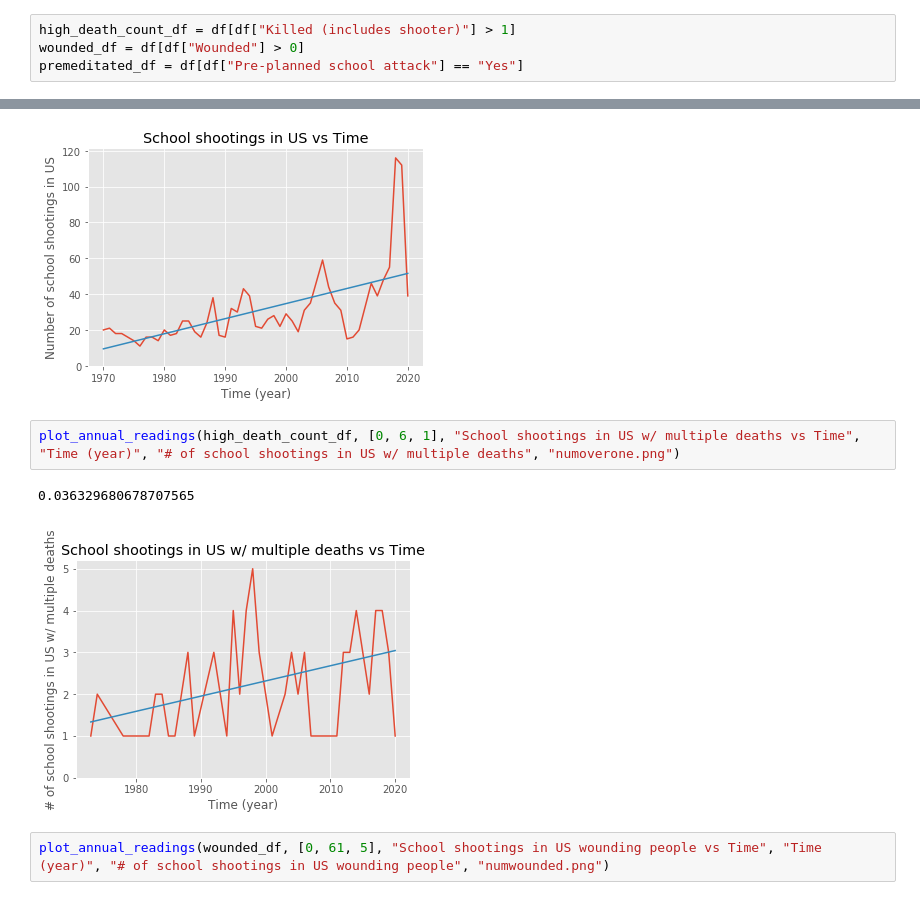
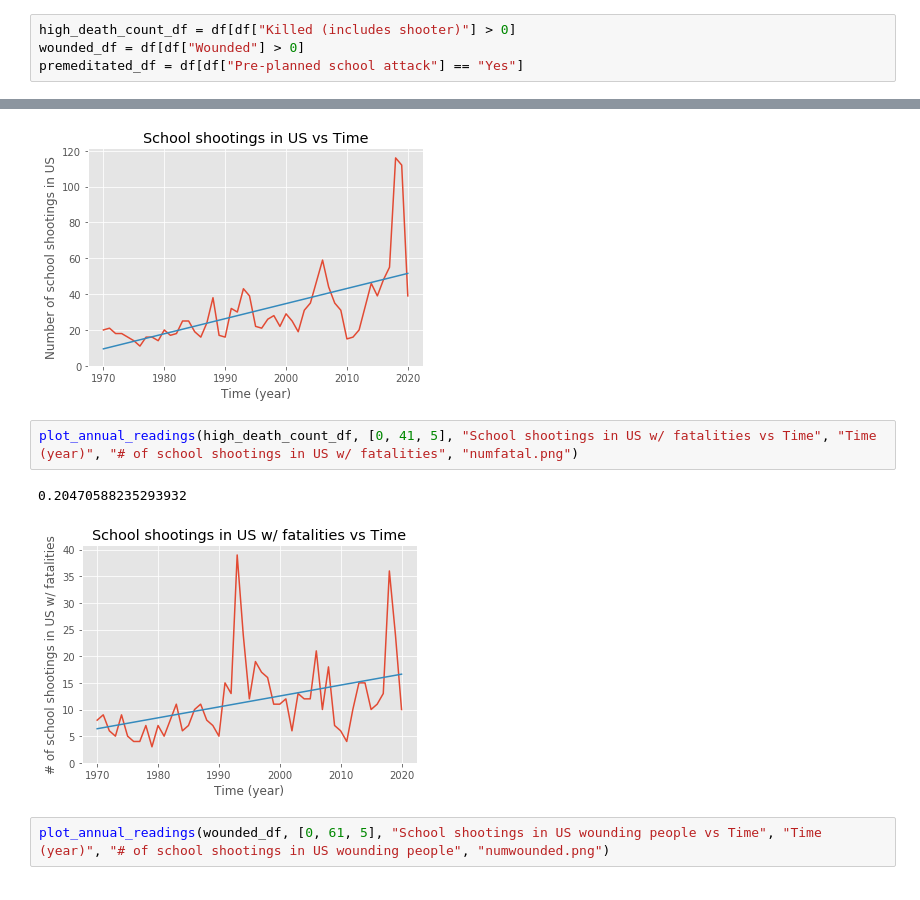
Before and after one commit to pavpanda/school-shootings, a Jupyter notebook: school_shooting_analysis.ipynb, the cells around one changed output, grey strips where cells are left out. Drawn from its saved outputs; the diff is of its cells as text.

Commit message:
added fatal graph

```diff
--- a/school_shooting_analysis.ipynb
+++ b/school_shooting_analysis.ipynb
@@ -21,7 +21,7 @@ df["Killed (includes shooter)"].value_counts()
 4       1
 Name: Killed (includes shooter), dtype: int64
 # %%
-high_death_count_df = df[df["Killed (includes shooter)"] > 1]
+high_death_count_df = df[df["Killed (includes shooter)"] > 0]
 wounded_df = df[df["Wounded"] > 0]
 premeditated_df = df[df["Pre-planned school attack"] == "Yes"]
 # %%
@@ -48,10 +48,10 @@ plot_annual_readings(df, [0, 121, 20], "School shootings in US vs Time", "Time (
 0.8419004524886812
 [figure]
 # %%
-plot_annual_readings(high_death_count_df, [0, 6, 1], "School shootings in US w/ multiple deaths vs Time", "Time (year)", "# of school shootings in US w/ multiple deaths", "numoverone.png")
+plot_annual_readings(high_death_count_df, [0, 41, 5], "School shootings in US w/ fatalities vs Time", "Time (year)", "# of school shootings in US w/ fatalities", "numfatal.png")
 # %% [output]
-0.036329680678707565
+0.20470588235293932
-[figure, old version]
+[figure, new version]
 # %%
 plot_annual_readings(wounded_df, [0, 61, 5], "School shootings in US wounding people vs Time", "Time (year)", "# of school shootings in US wounding people", "numwounded.png")
 # %% [output]
```
Also changed, not shown: 2 other files.
